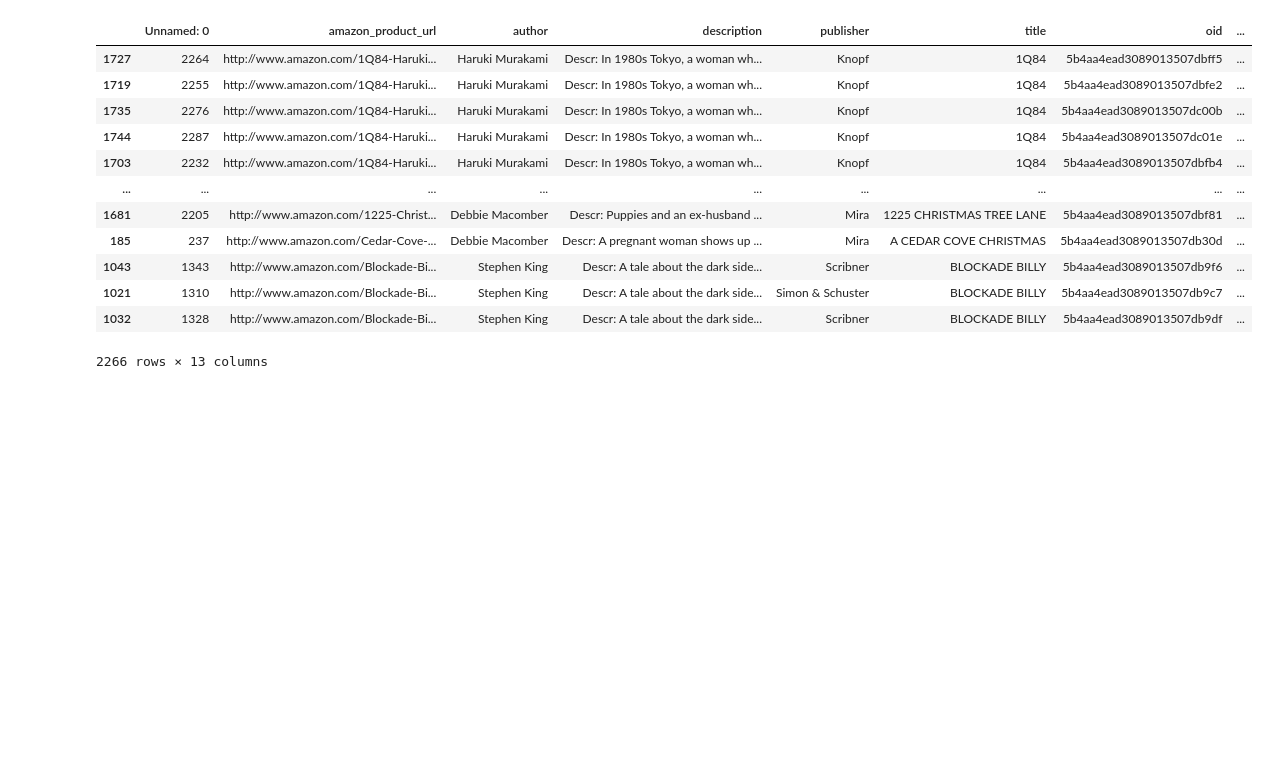
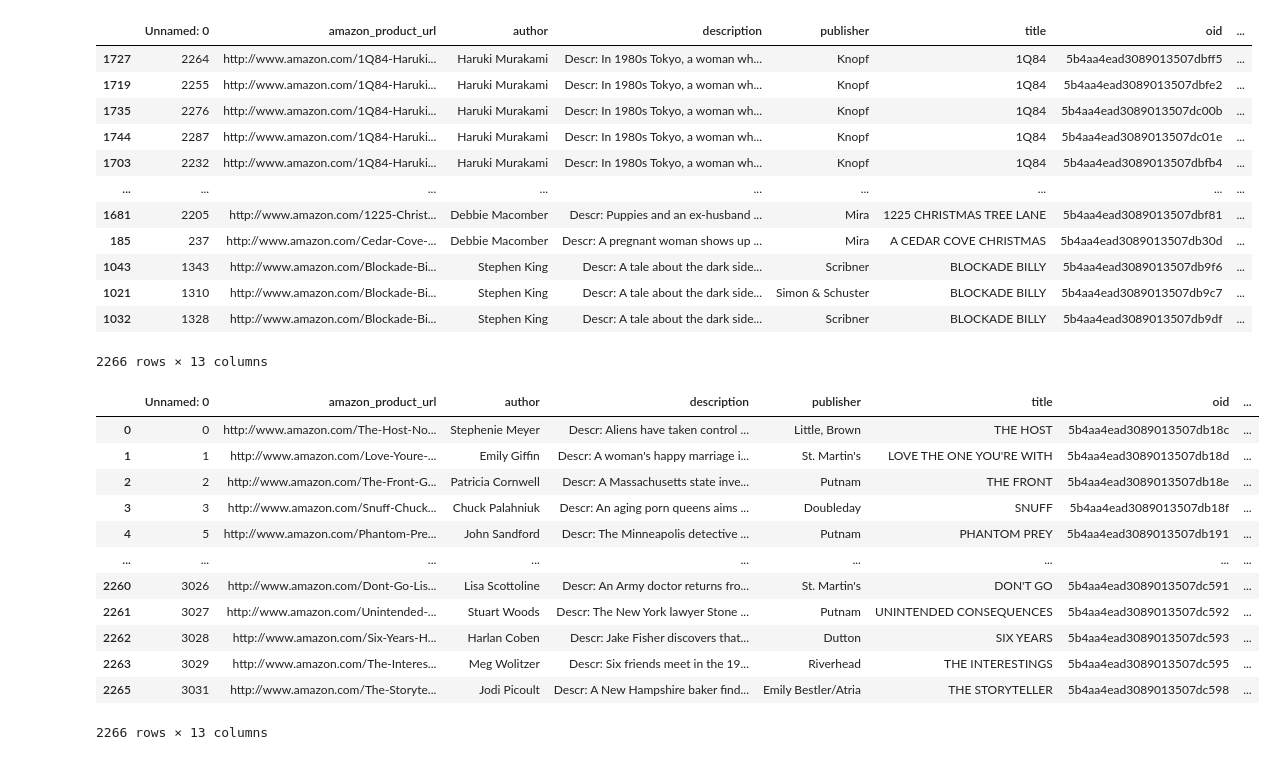
Before and after one commit to galileoguzman/bedu-data-04, a Jupyter notebook: data_analysis_nyt_bestsellers (Sorting).ipynb, the cells around one changed output. Drawn from its saved outputs; the diff is of its cells as text; code cells hidden in the pictures; blank space fills up the shorter version.

```diff
--- a/data_analysis_nyt_bestsellers (Sorting).ipynb
+++ b/data_analysis_nyt_bestsellers (Sorting).ipynb
@@ -32,4 +32,20 @@ df.sort_values('price.numberDouble', ascending=False)
 | 1032 | 1328 | http://www.amazon.com/Blockade-Bi... | Stephen King | Descr: A tale about the dark side... | Scribner | BLOCKADE BILLY | 5b4aa4ead3089013507db9df | ... |
 2266 rows × 13 columns
 # %%
-df['published_date.numberLong'] = pd.to_datetime(df['published_date.numberLong'])
+df['published_date.numberLong'] = pd.to_datetime(df['published_date.numberLong'], unit='ms')
+# %%
+df.sort_values('published_date.numberLong', ascending=True)
+# %% [output]
+|  | Unnamed: 0 | amazon_product_url | author | description | publisher | title | oid | ... |
+| 0 | 0 | http://www.amazon.com/The-Host-No... | Stephenie Meyer | Descr: Aliens have taken control ... | Little, Brown | THE HOST | 5b4aa4ead3089013507db18c | ... |
+| 1 | 1 | http://www.amazon.com/Love-Youre-... | Emily Giffin | Descr: A woman's happy marriage i... | St. Martin's | LOVE THE ONE YOU'RE WITH | 5b4aa4ead3089013507db18d | ... |
+| 2 | 2 | http://www.amazon.com/The-Front-G... | Patricia Cornwell | Descr: A Massachusetts state inve... | Putnam | THE FRONT | 5b4aa4ead3089013507db18e | ... |
+| 3 | 3 | http://www.amazon.com/Snuff-Chuck... | Chuck Palahniuk | Descr: An aging porn queens aims ... | Doubleday | SNUFF | 5b4aa4ead3089013507db18f | ... |
+| 4 | 5 | http://www.amazon.com/Phantom-Pre... | John Sandford | Descr: The Minneapolis detective ... | Putnam | PHANTOM PREY | 5b4aa4ead3089013507db191 | ... |
+| ... | ... | ... | ... | ... | ... | ... | ... | ... |
+| 2260 | 3026 | http://www.amazon.com/Dont-Go-Lis... | Lisa Scottoline | Descr: An Army doctor returns fro... | St. Martin's | DON'T GO | 5b4aa4ead3089013507dc591 | ... |
+| 2261 | 3027 | http://www.amazon.com/Unintended-... | Stuart Woods | Descr: The New York lawyer Stone ... | Putnam | UNINTENDED CONSEQUENCES | 5b4aa4ead3089013507dc592 | ... |
+| 2262 | 3028 | http://www.amazon.com/Six-Years-H... | Harlan Coben | Descr: Jake Fisher discovers that... | Dutton | SIX YEARS | 5b4aa4ead3089013507dc593 | ... |
+| 2263 | 3029 | http://www.amazon.com/The-Interes... | Meg Wolitzer | Descr: Six friends meet in the 19... | Riverhead | THE INTERESTINGS | 5b4aa4ead3089013507dc595 | ... |
+| 2265 | 3031 | http://www.amazon.com/The-Storyte... | Jodi Picoult | Descr: A New Hampshire baker find... | Emily Bestler/Atria | THE STORYTELLER | 5b4aa4ead3089013507dc598 | ... |
+2266 rows × 13 columns
```
Also changed, not shown: parts of 4 cells of this notebook, 2 other files.
